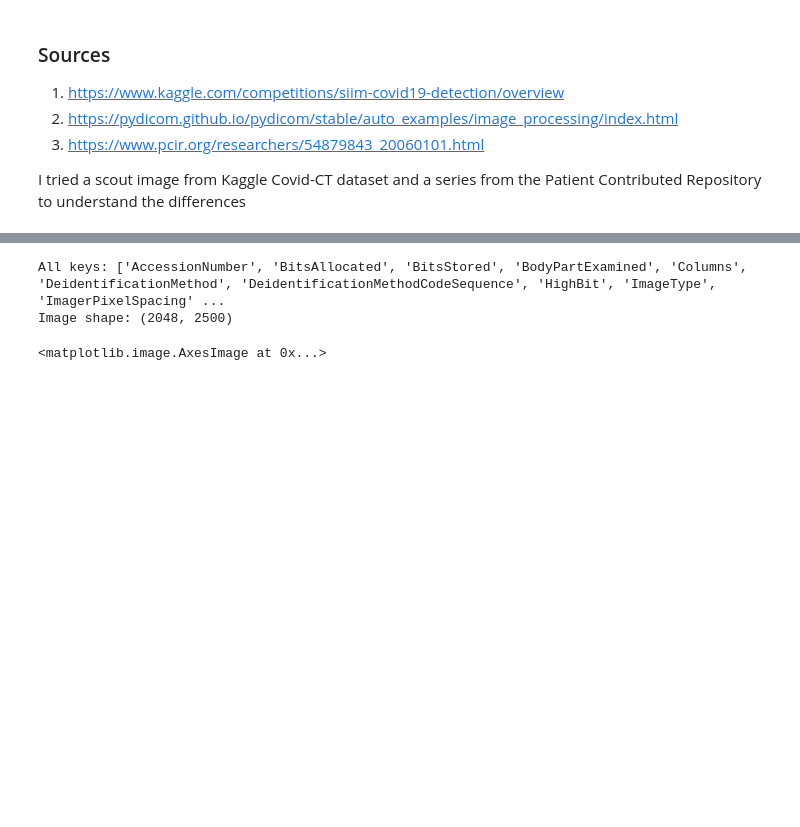
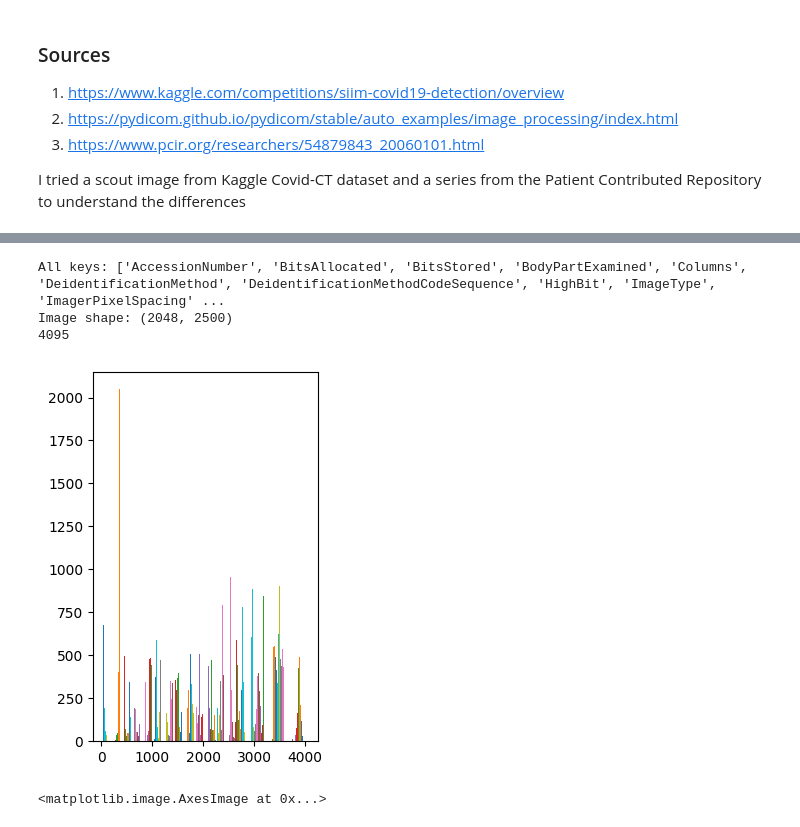
Before and after one commit to samhubs/fine-tuning-LLM, a Jupyter notebook: presentations_25feb/explore_DICOM.ipynb, the cells around one changed output, grey strips where cells are left out. Saved outputs shown, nothing was run; the diff lists cells and outputs as text; code cells hidden in the pictures; blank space fills up the shorter version.

Commit message:
chore: add histogram to visualize pixel array

```diff
--- a/presentations_25feb/explore_DICOM.ipynb
+++ b/presentations_25feb/explore_DICOM.ipynb
@@ -43,10 +43,15 @@ d_file = dicom.dcmread(os.path.join(image_dir, "dicom_samples", file_path[0]))
 # %%
 print(f"All keys: {dir(d_file)}")
 print(f"Image shape: {d_file.pixel_array.shape}")
+plt.subplot(121)
+plt.hist(d_file.pixel_array)
+print(d_file.pixel_array.max())
 # print(f"Slice location: {d_file.SliceLocation}")
 # %% [output]
 All keys: ['AccessionNumber', 'BitsAllocated', 'BitsStored', 'BodyPartExamined', 'Columns', 'DeidentificationMethod', 'DeidentificationMethodCodeSequence', 'HighBit', 'ImageType', 'ImagerPixelSpacing' ...
 Image shape: (2048, 2500)
+4095
+[figure, added]
 # %%
 plt.imshow(d_file.pixel_array, cmap="gray")
 # %% [output]
```
Also changed, not shown: parts of 1 cell of this notebook.
